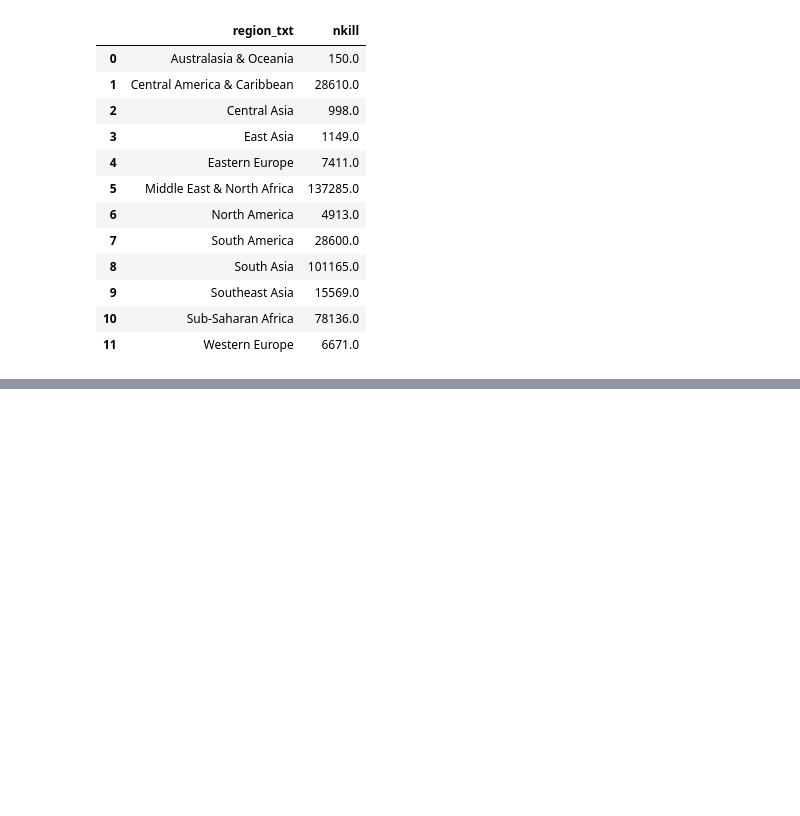
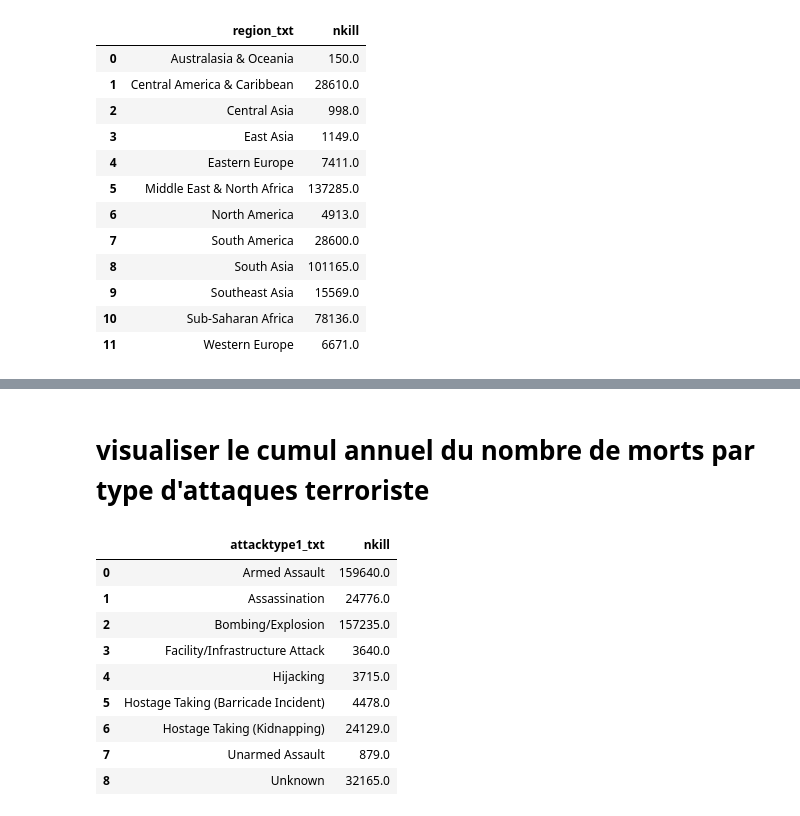
Before and after one commit to Oumar199/TerroristAttackDashboard, a Jupyter notebook: exploration.ipynb, the cells around one changed output, grey strips where cells are left out. Drawn from its saved outputs; the diff is of its cells as text; code cells hidden in the pictures; blank space fills up the shorter version.

```diff
--- a/exploration.ipynb
+++ b/exploration.ipynb
@@ -95,3 +96,19 @@ data_nmort_region
 px.bar(data_nmort_region,x='region_txt',y='nkill')
 # %% [output]
 [interactive output not drawn]
+# %% [markdown]
+# visualiser le cumul annuel du nombre de morts par type d'attaques terroriste
+# %%
+data_nmort_attaque_terroriste=cleaned_data.groupby('attacktype1_txt')['nkill'].sum().reset_index()
+data_nmort_attaque_terroriste
+# %% [output]
+|  | attacktype1_txt | nkill |
+| 0 | Armed Assault | 159640.0 |
+| 1 | Assassination | 24776.0 |
+| 2 | Bombing/Explosion | 157235.0 |
+| 3 | Facility/Infrastructure Attack | 3640.0 |
+| 4 | Hijacking | 3715.0 |
+| 5 | Hostage Taking (Barricade Incident) | 4478.0 |
+| 6 | Hostage Taking (Kidnapping) | 24129.0 |
+| 7 | Unarmed Assault | 879.0 |
+| 8 | Unknown | 32165.0 |
```
Also changed, not shown: parts of 2 cells of this notebook.
